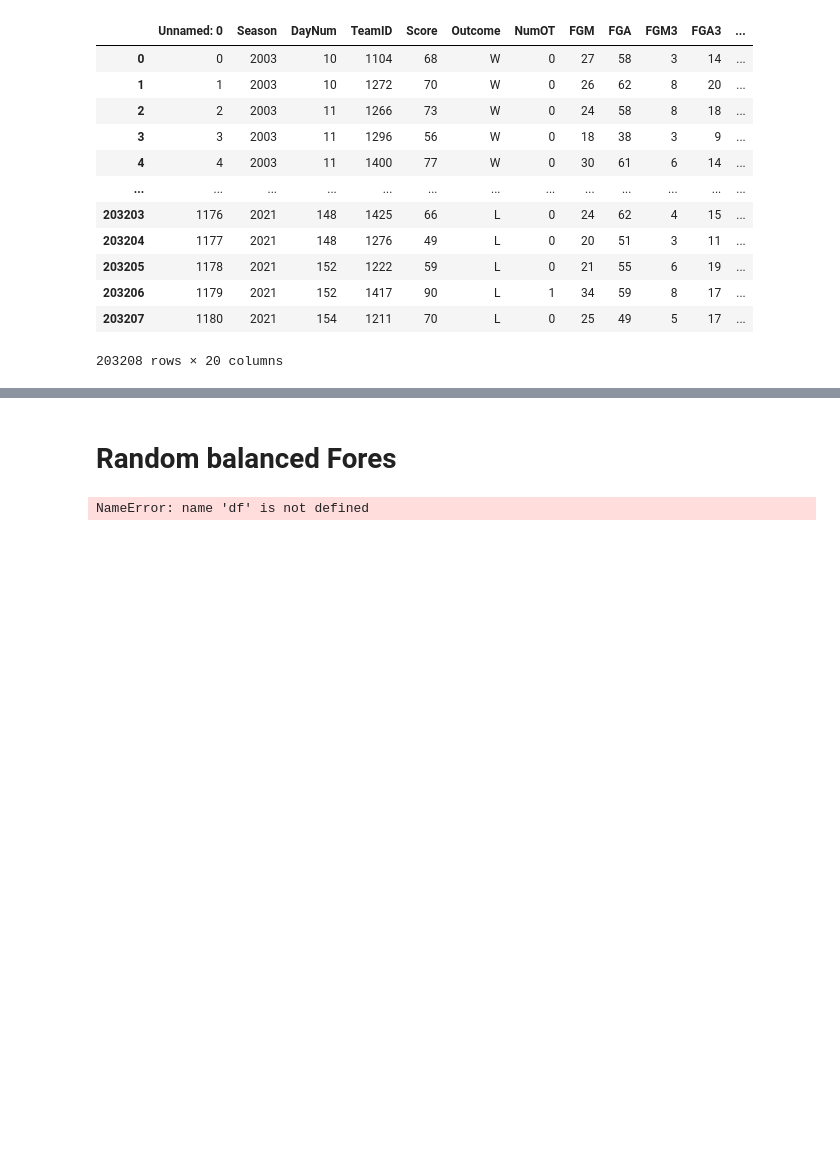
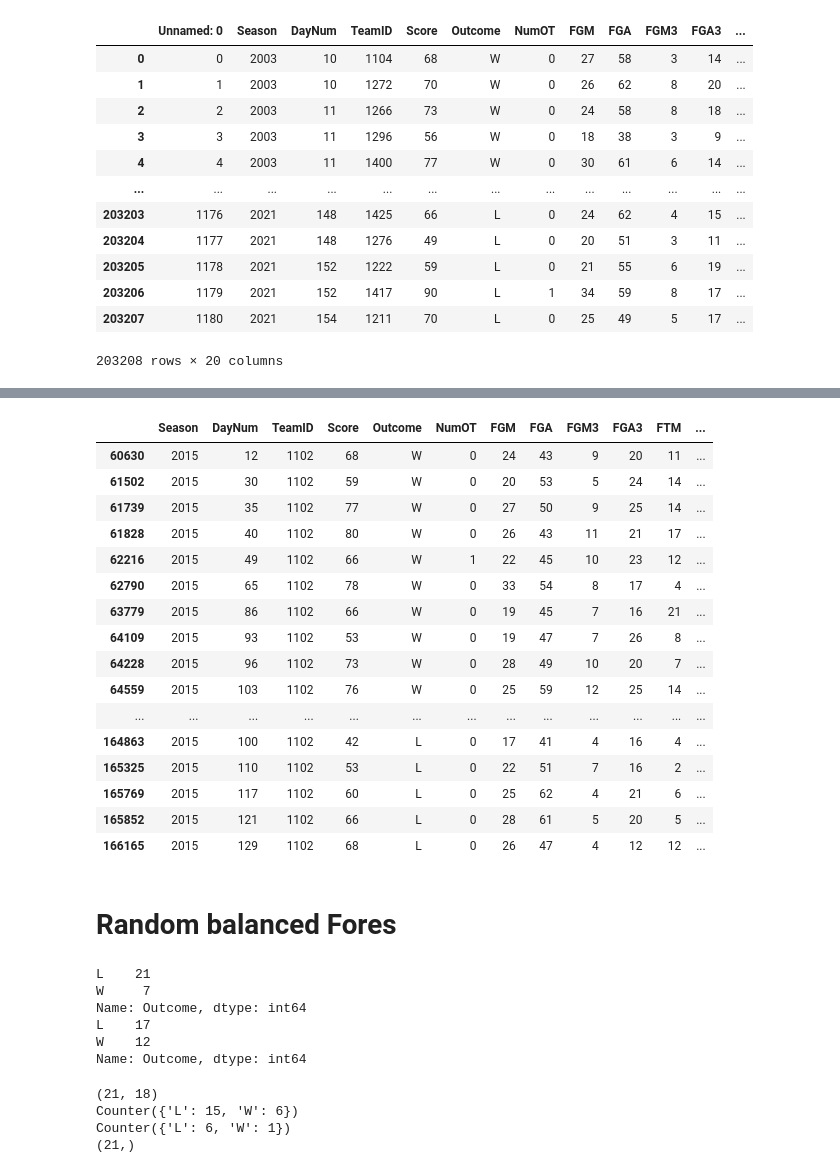
Before and after one commit to ShaneDoane/Final-Project, a Jupyter notebook: Machine Learning Models.ipynb, the cells around one changed output, grey strips where cells are left out. Cells and saved outputs as stored; diff of their text form; code cells hidden in the pictures; blank space fills up the shorter version.

Commit message:
first test success

```diff
--- a/Machine Learning Models.ipynb
+++ b/Machine Learning Models.ipynb
@@ -43,11 +83,31 @@ AttributeError: 'DataFrameGroupBy' object has no attribute 'loc'
+# %%
+team2_df = Season_2014_df[Season_2014_df['TeamID']==1102]
+team2_df
+# %% [output]
+|  | Season | DayNum | TeamID | Score | Outcome | NumOT | FGM | FGA | FGM3 | FGA3 | FTM | ... |
+| 60630 | 2015 | 12 | 1102 | 68 | W | 0 | 24 | 43 | 9 | 20 | 11 | ... |
+| 61502 | 2015 | 30 | 1102 | 59 | W | 0 | 20 | 53 | 5 | 24 | 14 | ... |
+| 61739 | 2015 | 35 | 1102 | 77 | W | 0 | 27 | 50 | 9 | 25 | 14 | ... |
+| 61828 | 2015 | 40 | 1102 | 80 | W | 0 | 26 | 43 | 11 | 21 | 17 | ... |
+| 62216 | 2015 | 49 | 1102 | 66 | W | 1 | 22 | 45 | 10 | 23 | 12 | ... |
+| 62790 | 2015 | 65 | 1102 | 78 | W | 0 | 33 | 54 | 8 | 17 | 4 | ... |
+| 63779 | 2015 | 86 | 1102 | 66 | W | 0 | 19 | 45 | 7 | 16 | 21 | ... |
+| 64109 | 2015 | 93 | 1102 | 53 | W | 0 | 19 | 47 | 7 | 26 | 8 | ... |
+| 64228 | 2015 | 96 | 1102 | 73 | W | 0 | 28 | 49 | 10 | 20 | 7 | ... |
+| 64559 | 2015 | 103 | 1102 | 76 | W | 0 | 25 | 59 | 12 | 25 | 14 | ... |
+| ... | ... | ... | ... | ... | ... | ... | ... | ... | ... | ... | ... | ... |
+| 164863 | 2015 | 100 | 1102 | 42 | L | 0 | 17 | 41 | 4 | 16 | 4 | ... |
+| 165325 | 2015 | 110 | 1102 | 53 | L | 0 | 22 | 51 | 7 | 16 | 2 | ... |
+| 165769 | 2015 | 117 | 1102 | 60 | L | 0 | 25 | 62 | 4 | 21 | 6 | ... |
+| 165852 | 2015 | 121 | 1102 | 66 | L | 0 | 28 | 61 | 5 | 20 | 5 | ... |
+| 166165 | 2015 | 129 | 1102 | 68 | L | 0 | 26 | 47 | 4 | 12 | 12 | ... |
 # %% [markdown]
 # Random balanced Fores
 # %%
 # Create our features
-X = df.drop(columns='Outcome')
-X = pd.get_dummies(X)
+team1 = team1_df.drop(columns='Outcome')
+team1_dummies_df = pd.get_dummies(team1)
+
 
 # Create our target
-y = df['Outcome']
+team1_outcome_df = team1_df['Outcome']
-# %% [output]
-NameError: name 'df' is not defined
@@ -54,12 +118,25 @@ NameError: name 'df' is not defined
 # %%
 # Check the balance of our target values
-y.value_counts()
+print(team1_outcome_df.value_counts())
+print(team2_outcome_df.value_counts())
+# %% [output]
+L    21
+W     7
+Name: Outcome, dtype: int64
+L    17
+W    12
+Name: Outcome, dtype: int64
 # %%
 from sklearn.model_selection import train_test_split
-X_train, X_test, y_train, y_test = train_test_split(X,
-                                                    y,
+X_train, X_test, y_train, y_test = train_test_split(team1_dummies_df,
+                                                    team1_outcome_df,
                                                     random_state=1)
-X_train.shape
+print(X_train.shape)
 print(Counter(y_train))
 print(Counter(y_test))
 print(y_train.shape)
+# %% [output]
+(21, 18)
+Counter({'L': 15, 'W': 6})
+Counter({'L': 6, 'W': 1})
+(21,)
```
Also changed, not shown: parts of 18 cells of this notebook.
